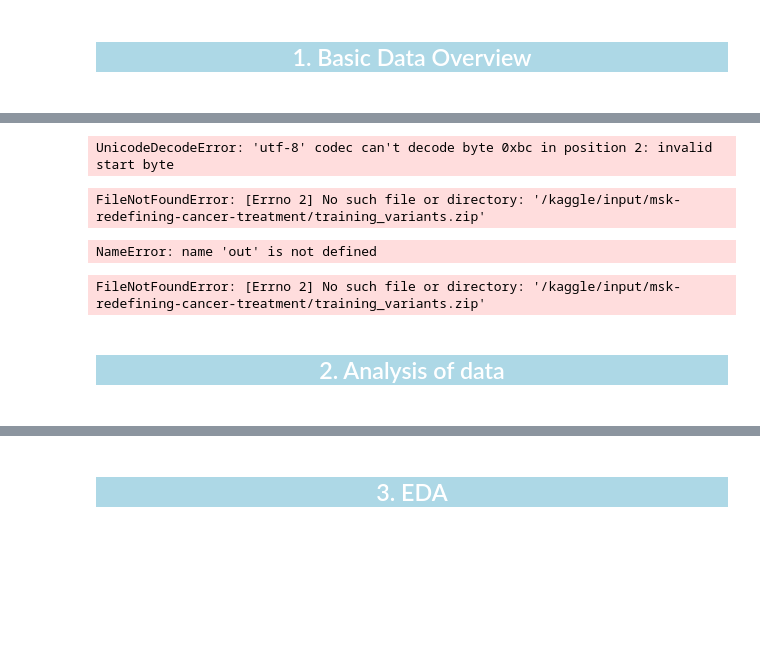
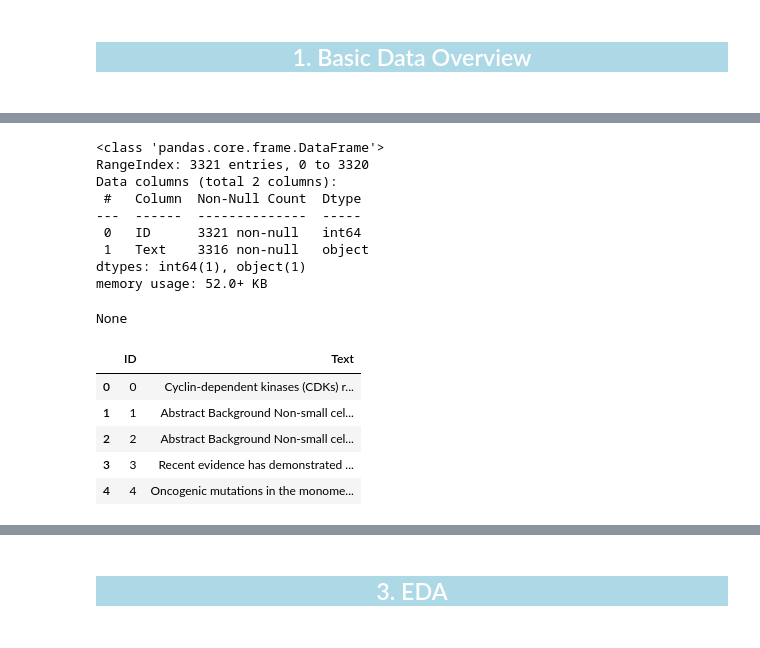
Before and after one commit to annamalkova8/Kaggle, a Jupyter notebook: cancer-treatment-prediction-my-vers.ipynb, the cells around one changed output, grey strips where cells are left out. Cells and saved outputs as stored; diff of their text form; code cells hidden in the pictures; blank space fills up the shorter version.

```diff
--- a/cancer-treatment-prediction-my-vers.ipynb
+++ b/cancer-treatment-prediction-my-vers.ipynb
@@ -92,24 +80,25 @@ for filename in os.listdir(path):
-# %%
-train = pd.read_csv('/kaggle/input/msk-redefining-cancer-treatment/stage1_solution_filtered.csv.7z')
-# %% [output]
-UnicodeDecodeError: 'utf-8' codec can't decode byte 0xbc in position 2: invalid start byte
-# %%
-path = '/kaggle/input/msk-redefining-cancer-treatment/training_variants.zip'
-out = '/kaggle/input/msk-redefining-cancer-treatment'
-with zipfile.ZipFile(path, 'r') as zip_ref:
-    zip_ref.extractall(out)
-# %% [output]
-FileNotFoundError: [Errno 2] No such file or directory: '/kaggle/input/msk-redefining-cancer-treatment/training_variants.zip'
-# %%
-train_mutations = pd.read_csv(out)
-train_mutations.head()
-# %% [output]
-NameError: name 'out' is not defined
-# %%
-train_mutations = extract('/kaggle/input/msk-redefining-cancer-treatment/training_variants.zip')
-display(train_mutations)
-# %% [output]
-FileNotFoundError: [Errno 2] No such file or directory: '/kaggle/input/msk-redefining-cancer-treatment/training_variants.zip'
-# %% [markdown]
-<a id="2"></a>
-<h2 style='background:lightblue; border:0; color:white'><center>2. Analysis of data</center><h2>
+# %%
+train_text = pd.read_csv('/kaggle/input/unzip-files/training_text',
+                         sep='\|\|',
+                         header=None,
+                         skiprows=1,
+                         names=["ID","Text"])
+display(train_text.info(),
+       train_text.head())
+# %% [output]
+<class 'pandas.core.frame.DataFrame'>
+RangeIndex: 3321 entries, 0 to 3320
+Data columns (total 2 columns):
+ #   Column  Non-Null Count  Dtype
+---  ------  --------------  -----
+ 0   ID      3321 non-null   int64
+ 1   Text    3316 non-null   object
+dtypes: int64(1), object(1)
+memory usage: 52.0+ KB
+None
+|  | ID | Text |
+| 0 | 0 | Cyclin-dependent kinases (CDKs) r... |
+| 1 | 1 | Abstract Background Non-small cel... |
+| 2 | 2 | Abstract Background Non-small cel... |
+| 3 | 3 | Recent evidence has demonstrated ... |
+| 4 | 4 | Oncogenic mutations in the monome... |
```
Also changed, not shown: parts of 14 cells of this notebook.
